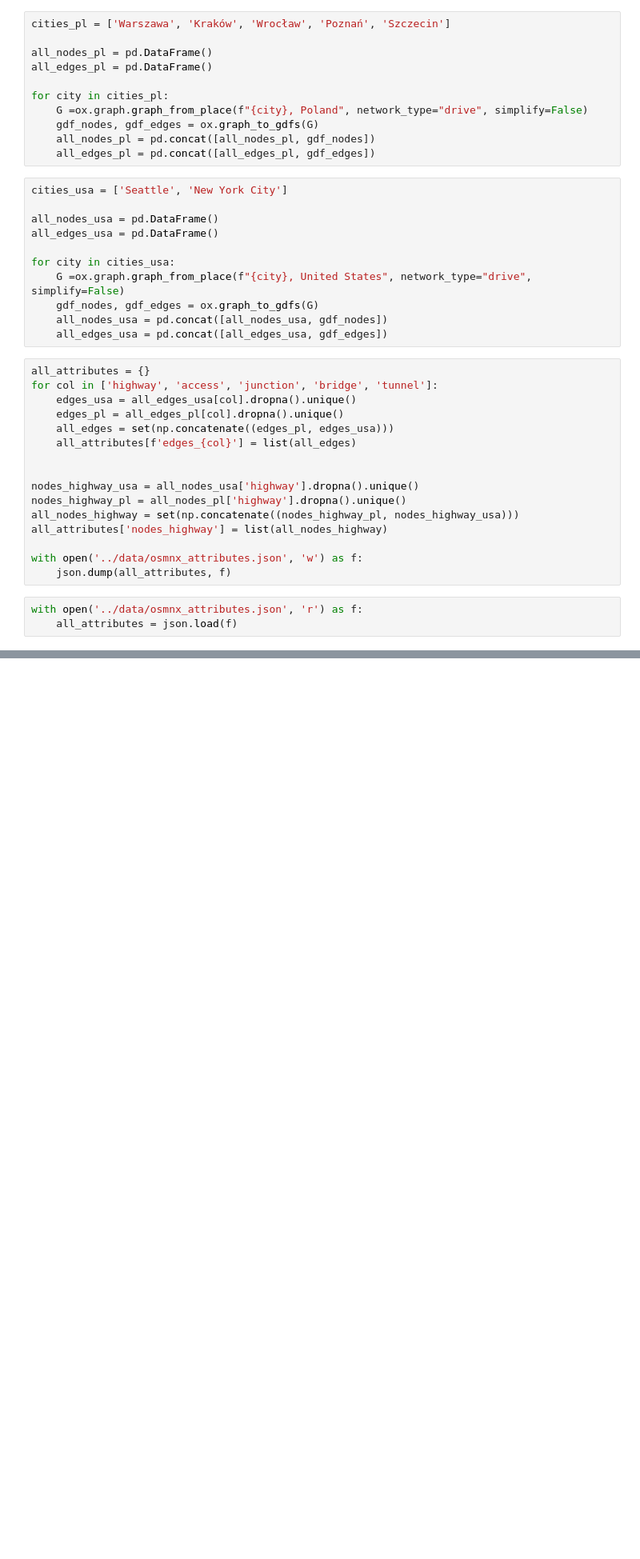
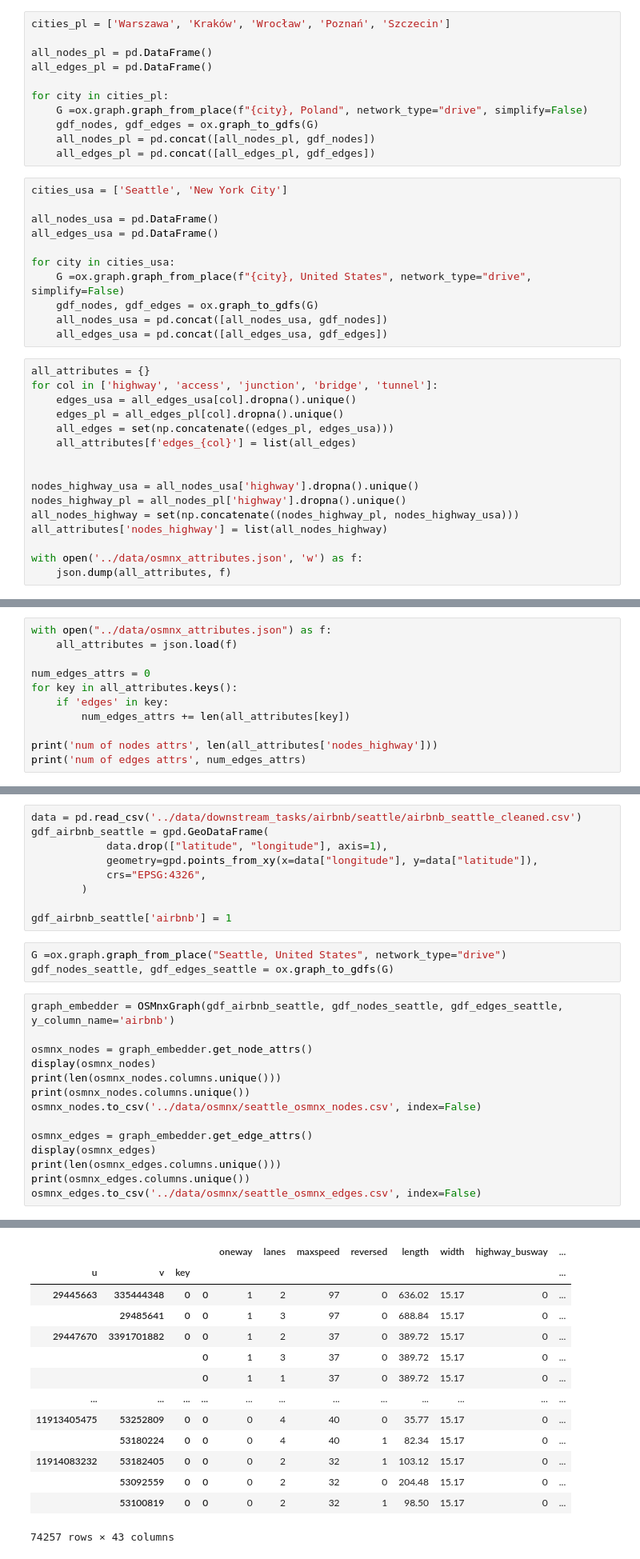
Before and after one commit to StaszekM/gradient, a Jupyter notebook: notebooks/osmnx_attributes.ipynb, the cells around one changed output, grey strips where cells are left out. Shown at 80% size. Saved outputs shown, nothing was run; the diff lists cells and outputs as text; blank space fills up the shorter version.

Commit message:
fixed osmnx graph and osmnx data for all cities

```diff
--- a/notebooks/osmnx_attributes.ipynb
+++ b/notebooks/osmnx_attributes.ipynb
@@ -41,6 +44,3 @@ all_attributes['nodes_highway'] = list(all_nodes_highway)
 
 with open('../data/osmnx_attributes.json', 'w') as f:
     json.dump(all_attributes, f)
-# %%
-with open('../data/osmnx_attributes.json', 'r') as f:
-    all_attributes = json.load(f)
@@ -66,0 +47,11 @@ pd.read_csv('../data/downstream_tasks/airbnb/new_york/New York City_all_tags_one
+# %%
+with open("../data/osmnx_attributes.json") as f:
+    all_attributes = json.load(f)
+
+num_edges_attrs = 0
+for key in all_attributes.keys():
+    if 'edges' in key:
+        num_edges_attrs += len(all_attributes[key])
+
+print('num of nodes attrs', len(all_attributes['nodes_highway']))
+print('num of edges attrs', num_edges_attrs)
@@ -66,0 +198,27 @@ pd.read_csv('../data/downstream_tasks/airbnb/new_york/New York City_all_tags_one
+# %%
+data = pd.read_csv('../data/downstream_tasks/airbnb/seattle/airbnb_seattle_cleaned.csv')
+gdf_airbnb_seattle = gpd.GeoDataFrame(
+            data.drop(["latitude", "longitude"], axis=1),
+            geometry=gpd.points_from_xy(x=data["longitude"], y=data["latitude"]),
+            crs="EPSG:4326",
+        )
+
+gdf_airbnb_seattle['airbnb'] = 1
+# %%
+G =ox.graph.graph_from_place("Seattle, United States", network_type="drive")
+gdf_nodes_seattle, gdf_edges_seattle = ox.graph_to_gdfs(G)
+# %%
+graph_embedder = OSMnxGraph(gdf_airbnb_seattle, gdf_nodes_seattle, gdf_edges_seattle, y_column_name='airbnb')
+
+osmnx_nodes = graph_embedder.get_node_attrs()
+display(osmnx_nodes)
+print(len(osmnx_nodes.columns.unique()))
+print(osmnx_nodes.columns.unique())
+osmnx_nodes.to_csv('../data/osmnx/seattle_osmnx_nodes.csv', index=False)
+
+osmnx_edges = graph_embedder.get_edge_attrs()
+display(osmnx_edges)
+print(len(osmnx_edges.columns.unique()))
+print(osmnx_edges.columns.unique())
+osmnx_edges.to_csv('../data/osmnx/seattle_osmnx_edges.csv', index=False)
+# %% [output]
@@ -66,0 +247,14 @@ pd.read_csv('../data/downstream_tasks/airbnb/new_york/New York City_all_tags_one
+|  |  |  |  | oneway | lanes | maxspeed | reversed | length | width | highway_busway | ... |
+| u | v | key |  |  |  |  |  |  |  |  | ... |
+| 29445663 | 335444348 | 0 | 0 | 1 | 2 | 97 | 0 | 636.02 | 15.17 | 0 | ... |
+|  | 29485641 | 0 | 0 | 1 | 3 | 97 | 0 | 688.84 | 15.17 | 0 | ... |
+| 29447670 | 3391701882 | 0 | 0 | 1 | 2 | 37 | 0 | 389.72 | 15.17 | 0 | ... |
+|  |  |  | 0 | 1 | 3 | 37 | 0 | 389.72 | 15.17 | 0 | ... |
+|  |  |  | 0 | 1 | 1 | 37 | 0 | 389.72 | 15.17 | 0 | ... |
+| ... | ... | ... | ... | ... | ... | ... | ... | ... | ... | ... | ... |
+| 11913405475 | 53252809 | 0 | 0 | 0 | 4 | 40 | 0 | 35.77 | 15.17 | 0 | ... |
+|  | 53180224 | 0 | 0 | 0 | 4 | 40 | 1 | 82.34 | 15.17 | 0 | ... |
+| 11914083232 | 53182405 | 0 | 0 | 0 | 2 | 32 | 1 | 103.12 | 15.17 | 0 | ... |
+|  | 53092559 | 0 | 0 | 0 | 2 | 32 | 0 | 204.48 | 15.17 | 0 | ... |
+|  | 53100819 | 0 | 0 | 0 | 2 | 32 | 1 | 98.50 | 15.17 | 0 | ... |
+74257 rows × 43 columns
```
Also changed, not shown: parts of 15 cells of this notebook, 15 other files.
